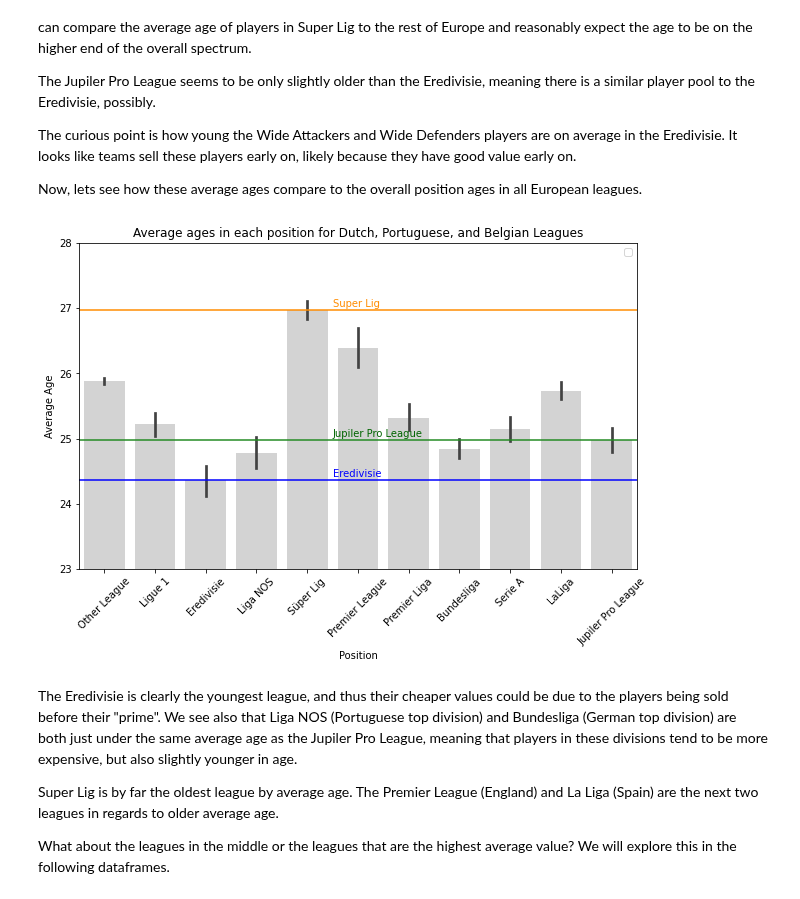
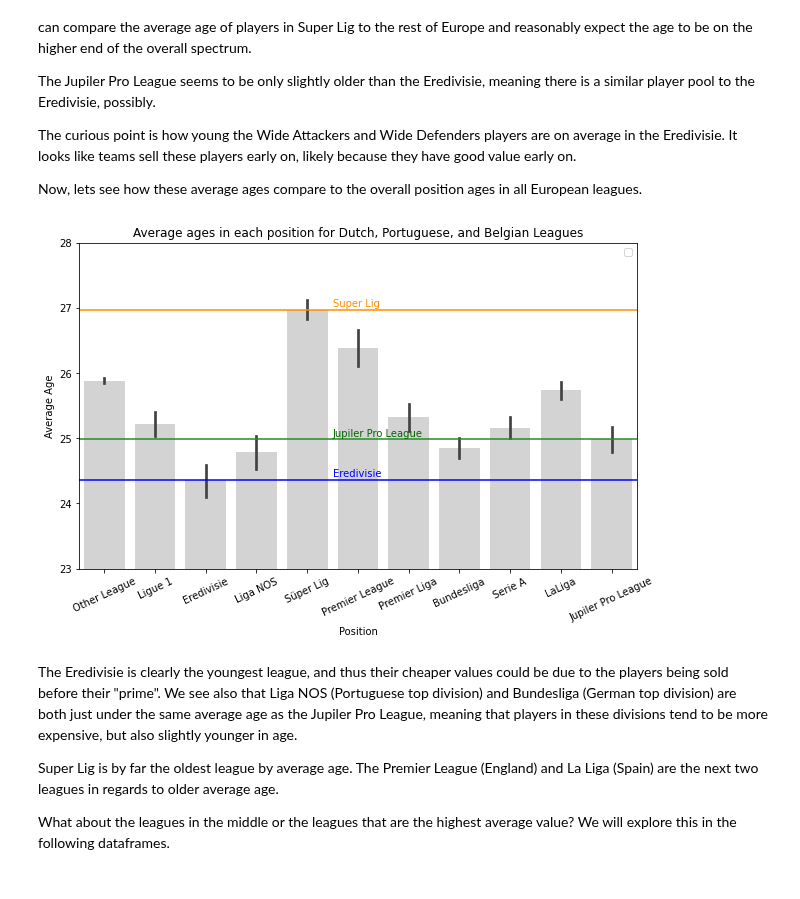
Before and after one commit to dvanheeswijk/Springboard, a Jupyter notebook: Capstone 2/Capstone 2 - EDA.ipynb, the cells around one changed output. Saved outputs shown, nothing was run; the diff lists cells and outputs as text; code cells hidden in the pictures.

```diff
--- a/Capstone 2/Capstone 2 - EDA.ipynb
+++ b/Capstone 2/Capstone 2 - EDA.ipynb
@@ -351,31 +351,31 @@ Now, lets see how these average ages compare to the overall position ages in all
 # %%
 mean_age_ered = eredivisie['age'].mean()
 mean_age_super_lig = super_lig['age'].mean()
 mean_age_jup = jupiler['age'].mean()
 
 
 plt.figure(figsize=(10,6))
 sns.barplot(x='league', y='age', data = data, color='lightgray')
 plt.ticklabel_format(style='plain', axis='y')
 plt.legend([])
 plt.title('Average ages in each position for Dutch, Portuguese, and Belgian Leagues')
 plt.ylabel('Average Age')
 plt.ylim(23,28)
 plt.xlabel('Position')
 
-plt.xticks(rotation=45)
+plt.xticks(rotation=25)
 
 plt.axhline(mean_age_ered, color='blue')
 plt.axhline(mean_age_super_lig, c='darkorange')
 plt.axhline(mean_age_jup, c='forestgreen')
 
 plt.text(4.5, mean_age_ered+.05,'Eredivisie', color='blue')
 plt.text(4.5, mean_age_jup+.05,'Jupiler Pro League', color='darkgreen')
 plt.text(4.5, mean_age_super_lig+.05,'Super Lig', color='darkorange')
 
 plt.savefig('overall_age_tier_3.png')
 # %% [output]
-[figure, old version]
+[figure, new version]
 # %% [markdown]
 The Eredivisie is clearly the youngest league, and thus their cheaper values could be due to the players being sold before their "prime". We see also that Liga NOS (Portuguese top division) and Bundesliga (German top division) are both just under the same average age as the Jupiler Pro League, meaning that players in these divisions tend to be more expensive, but also slightly younger in age.
 
```
Also changed, not shown: 11 other files.
